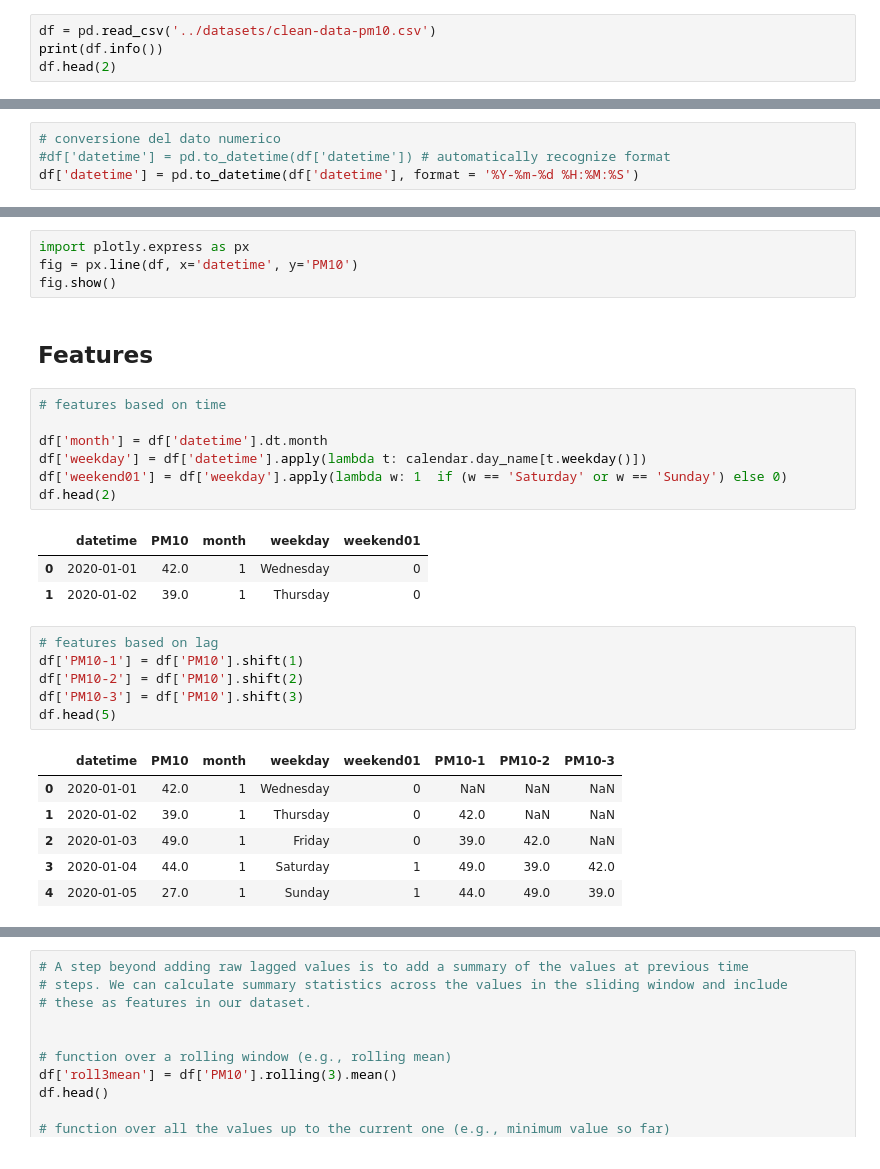
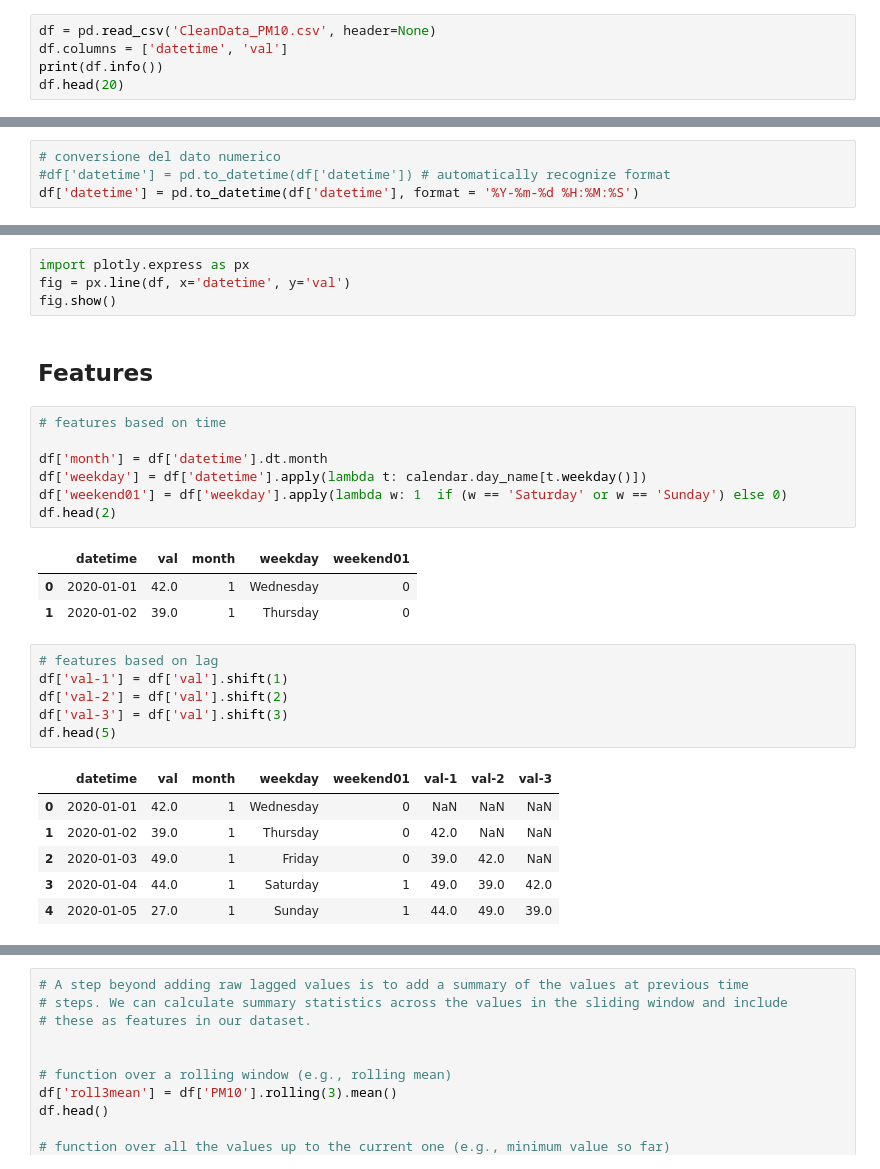
Before and after one commit to mmamei/pcloud2025, a Jupyter notebook: ml/intro_timeseries.ipynb, the cells around one changed output, grey strips where cells are left out. Saved outputs shown, nothing was run; the diff lists cells and outputs as text.

```diff
--- a/ml/intro_timeseries.ipynb
+++ b/ml/intro_timeseries.ipynb
@@ -10,9 +10,10 @@ from pandas.plotting import register_matplotlib_converters
 register_matplotlib_converters()
 from sklearn.metrics import *
 # %%
-df = pd.read_csv('../datasets/clean-data-pm10.csv')
+df = pd.read_csv('CleanData_PM10.csv', header=None)
+df.columns = ['datetime', 'val']
 print(df.info())
-df.head(2)
+df.head(20)
 # %% [output]
 <class 'pandas.core.frame.DataFrame'>
 RangeIndex: 292 entries, 0 to 291
@@ -68,7 +83,7 @@ plt.show()
 [figure]
 # %%
 import plotly.express as px
-fig = px.line(df, x='datetime', y='PM10')
+fig = px.line(df, x='datetime', y='val')
 fig.show()
 # %% [markdown]
 ## Features
@@ -80,17 +95,17 @@ df['weekday'] = df['datetime'].apply(lambda t: calendar.day_name[t.weekday()])
 df['weekend01'] = df['weekday'].apply(lambda w: 1  if (w == 'Saturday' or w == 'Sunday') else 0)
 df.head(2)
 # %% [output]
-|  | datetime | PM10 | month | weekday | weekend01 |
+|  | datetime | val | month | weekday | weekend01 |
 | 0 | 2020-01-01 | 42.0 | 1 | Wednesday | 0 |
 | 1 | 2020-01-02 | 39.0 | 1 | Thursday | 0 |
 # %%
 # features based on lag
-df['PM10-1'] = df['PM10'].shift(1)
-df['PM10-2'] = df['PM10'].shift(2)
-df['PM10-3'] = df['PM10'].shift(3)
+df['val-1'] = df['val'].shift(1)
+df['val-2'] = df['val'].shift(2)
+df['val-3'] = df['val'].shift(3)
 df.head(5)
 # %% [output]
-|  | datetime | PM10 | month | weekday | weekend01 | PM10-1 | PM10-2 | PM10-3 |
+|  | datetime | val | month | weekday | weekend01 | val-1 | val-2 | val-3 |
 | 0 | 2020-01-01 | 42.0 | 1 | Wednesday | 0 | NaN | NaN | NaN |
 | 1 | 2020-01-02 | 39.0 | 1 | Thursday | 0 | 42.0 | NaN | NaN |
 | 2 | 2020-01-03 | 49.0 | 1 | Friday | 0 | 39.0 | 42.0 | NaN |
```
Also changed, not shown: parts of 10 cells of this notebook, 3 other files.
